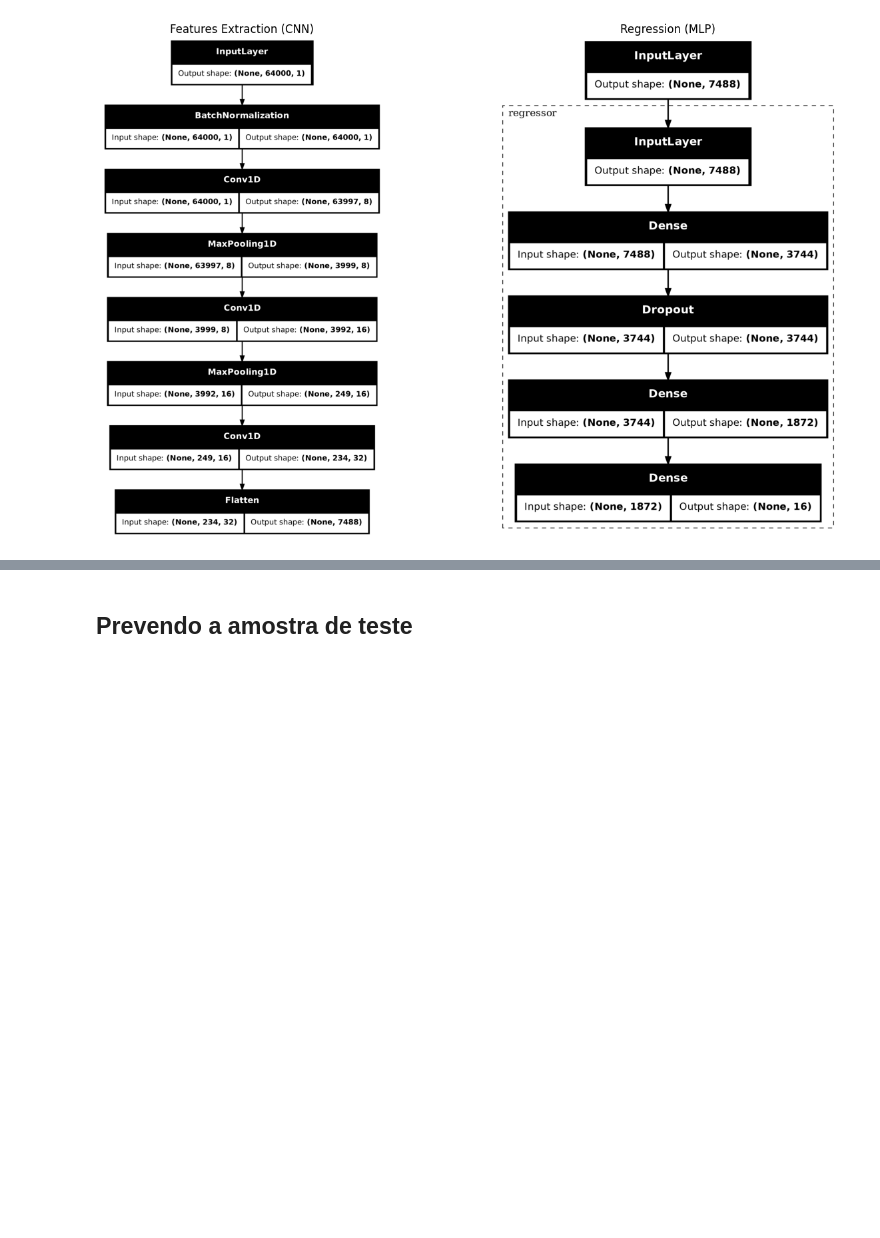
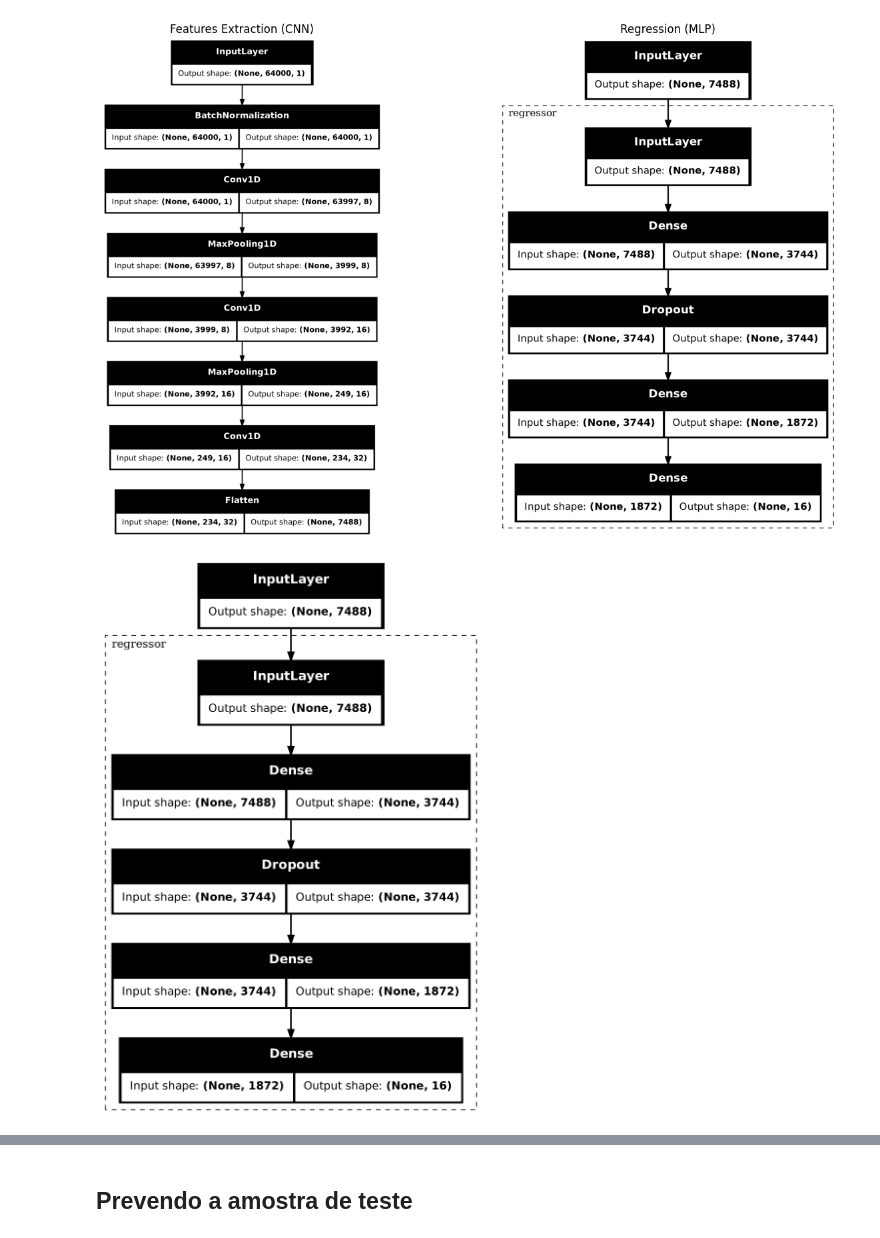
Before and after one commit to sergiorochasilva/fmsynth, a Jupyter notebook: model_conv_1_sec_v1_4.ipynb, the cells around one changed output, grey strips where cells are left out. Drawn from its saved outputs; the diff is of its cells as text; code cells hidden in the pictures; blank space fills up the shorter version.

```diff
--- a/model_conv_1_sec_v1_4.ipynb
+++ b/model_conv_1_sec_v1_4.ipynb
@@ -367,6 +367,11 @@ axes[1].imshow(mpimg.imread("regressao.png")); axes[1].set_title("Regression (ML
 plt.tight_layout(); plt.show()
 # %% [output]
 [figure]
+# %%
+plot_model(features, to_file="projecao.png", show_shapes=True, rankdir="TB", dpi=400)
+plot_model(regression,    to_file="regressao.png", show_shapes=True, expand_nested=True, rankdir="TB", dpi=400)
+# %% [output]
+[figure, added]
 # %%
 # Callback para recuperar o melhor peso, e parar quando ficar três épocas sem melhora
 callback = tf.keras.callbacks.EarlyStopping(monitor='val_loss', patience=20, restore_best_weights=True)
```
Also changed, not shown: parts of 9 cells of this notebook, 8 other files.
